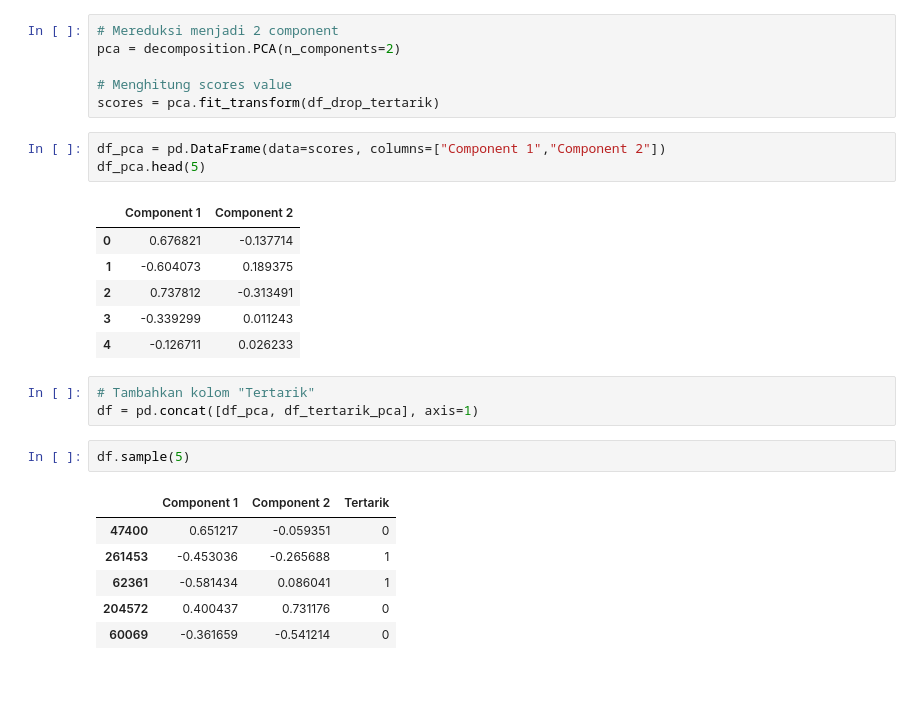
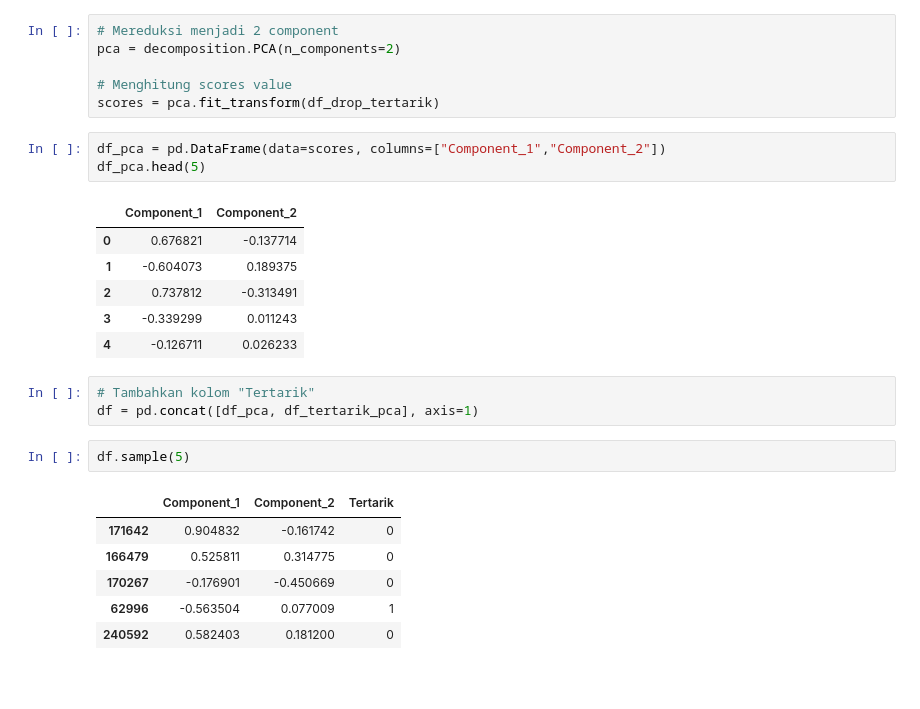
Before and after one commit to HaydarRizaldy/Python.Classification_ML, a Jupyter notebook: Preprocessing_PCA.ipynb, the cells around one changed output. Saved outputs shown, nothing was run; the diff lists cells and outputs as text.

Commit message:
Fix Column Name

```diff
--- a/Preprocessing_PCA.ipynb
+++ b/Preprocessing_PCA.ipynb
@@ -350,10 +350,10 @@ pca = decomposition.PCA(n_components=2)
 # Menghitung scores value
 scores = pca.fit_transform(df_drop_tertarik)
 # %%
-df_pca = pd.DataFrame(data=scores, columns=["Component 1","Component 2"])
+df_pca = pd.DataFrame(data=scores, columns=["Component_1","Component_2"])
 df_pca.head(5)
 # %% [output]
-|  | Component 1 | Component 2 |
+|  | Component_1 | Component_2 |
 | 0 | 0.676821 | -0.137714 |
 | 1 | -0.604073 | 0.189375 |
 | 2 | 0.737812 | -0.313491 |
@@ -365,12 +365,12 @@ df = pd.concat([df_pca, df_tertarik_pca], axis=1)
 # %%
 df.sample(5)
 # %% [output]
-|  | Component 1 | Component 2 | Tertarik |
-| 47400 | 0.651217 | -0.059351 | 0 |
-| 261453 | -0.453036 | -0.265688 | 1 |
-| 62361 | -0.581434 | 0.086041 | 1 |
-| 204572 | 0.400437 | 0.731176 | 0 |
-| 60069 | -0.361659 | -0.541214 | 0 |
+|  | Component_1 | Component_2 | Tertarik |
+| 171642 | 0.904832 | -0.161742 | 0 |
+| 166479 | 0.525811 | 0.314775 | 0 |
+| 170267 | -0.176901 | -0.450669 | 0 |
+| 62996 | -0.563504 | 0.077009 | 1 |
+| 240592 | 0.582403 | 0.181200 | 0 |
 # %% [markdown]
 <br>
 # %% [markdown]
```
Also changed, not shown: parts of 2 cells of this notebook.
